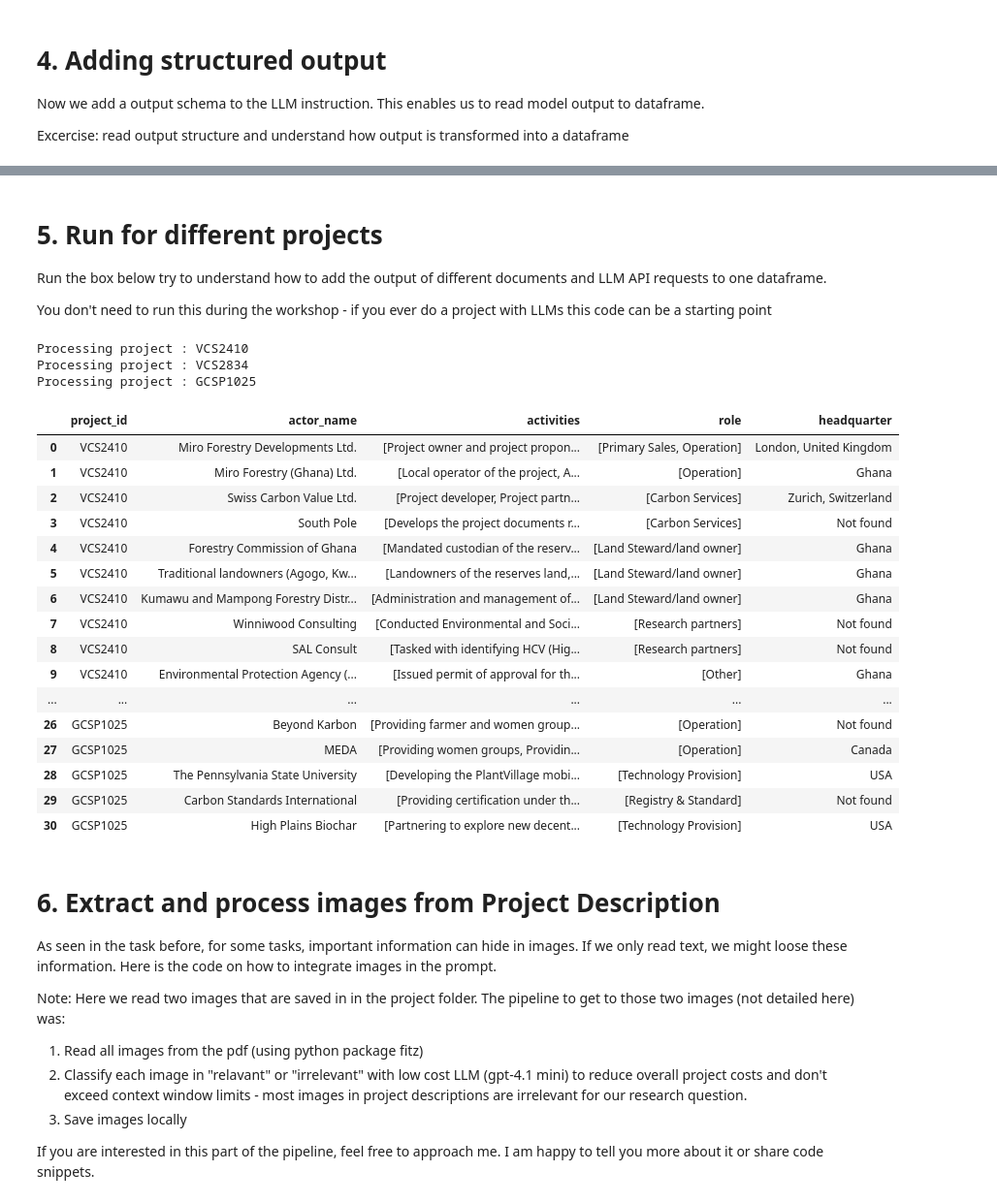
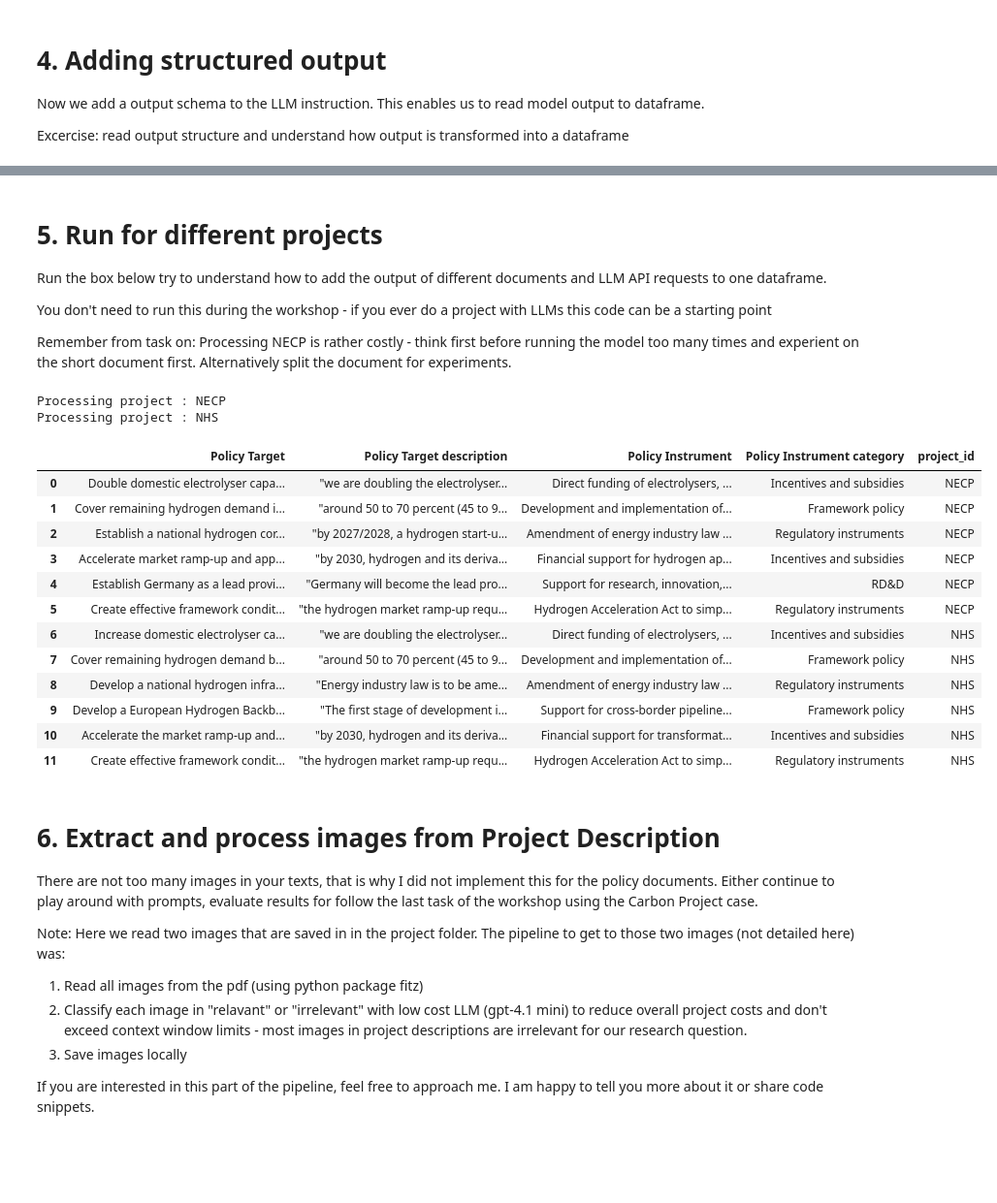
Before and after one commit to n-stolz/LLM_Workshop_May25, a Jupyter notebook: llm_workshop_python.ipynb, the cells around one changed output, grey strips where cells are left out. Shown at 97% size. Cells and saved outputs as stored; diff of their text form; code cells hidden in the pictures; blank space fills up the shorter version.

Commit message:
implemented policy documents

````diff
--- a/llm_workshop_python.ipynb
+++ b/llm_workshop_python.ipynb
@@ -43,12 +41,2 @@ with open("reports/GCSP1025.md", "w", encoding="utf-8") as f:
 # %% [output]
 '\nVCS2410 = pymupdf4llm.to_markdown("reports/VCS2410.pdf")\nVCS2834 = pymupdf4llm.to_markdown("reports/VCS2834.pdf")\nGCSP1025 = pymupdf4llm.to_markdown("reports/GCSP1025.pdf")\n\nVCS2410 = pymupdf4l ...
-# %%
-# Read the pre-loaded files (already converted to markdown so save some time during workshop - ~30sec-1min per pdf)
-with open("reports/VCS2410.md", "r", encoding="utf-8") as f:
-    VCS2410 = f.read()
-
-with open("reports/VCS2834.md", "r", encoding="utf-8") as f:
-    VCS2834 = f.read()
-
-with open("reports/GCSP1025.md", "r", encoding="utf-8") as f:
-    GCSP1025 = f.read()
@@ -60,3 +43,10 @@ project_dict = { 'VCS2410': VCS2410,
+# %%
+NECP = pymupdf4llm.to_markdown("reports/Germany_NECP_2024.pdf")
+NHS = pymupdf4llm.to_markdown("reports/Germany_NHS_2023.pdf")
+# %%
+project_dict = { 'NECP': NECP,
+                 'NHS': NHS
+                }
 # %% [markdown]
 # 1. Estimating API Request Costs of Reading Different Carbon Project Descriptions
 
@@ -637,5 +293,5 @@ Please strictly follow this json output structure - don't add any other informat
 # %%
-full_prompt = user_prompt + category_description + f" The carbon project description starts here: \n {VCS2410[0:100000]}" + output_structure
+full_prompt =  user_prompt + f" {NHS} \n </Policy Document>" + output_structure
 system_prompt = "You are a research assistant. Base all your answers on information carbon project descriptions. Do not add any information that is not in the project description. If you are not sure, write 'Not found'."
 
 messages = [
@@ -660,8 +316,8 @@ output = response.choices[0].message.content
 cleaned_output = output.strip("```json").strip("```").strip()
 data = json.loads(cleaned_output)
 
-df_actors=pd.json_normalize(data['actors'])
+df_policy_targets=pd.json_normalize(data['actors'])
 
 
-df_actors
+df_policy_targets
 # %% [output]
@@ -675,64 +364,61 @@ df_actors
 Run the box below try to understand how to add the output of different documents and LLM API requests to one dataframe.
 
 You don't need to run this during the workshop - if you ever do a project with LLMs this code can be a starting point
+
+Remember from task on: Processing NECP is rather costly - think first before running the model too many times and experient on the short document first. Alternatively split the document for experiments.
 # %%
 # Define the
-df_actors = pd.DataFrame(columns=['project_id', 'actor_name', 'activities', 'role', 'headquarter'])
+df_policy_targets = pd.DataFrame(columns=['Document Type','Policy Target','Policy Target description','Policy Instrument','Policy Instrument category'])
 
 for project in project_dict.keys():
     print('Processing project :', project)
     project_text = project_dict[project]
-    user_prompt = system_prompt + category_description + f" The carbon project description starts here: \n {project_text}" + output_structure
+    user_prompt = user_prompt + f" {project_text} \n </Policy Document>" + output_structure
     messages = [
         {"role": "system", "content": system_prompt},
         {"role": "user", "content": user_prompt}
     ]
 
     MODEL = "gpt-4.1-2025-04-14"  # Choose the model you want to use
     response = client.beta.chat.completions.parse(
         model=MODEL,
         messages=messages,
         temperature=0,
         max_tokens=10000,
     )
 
     output = response.choices[0].message.content
 
     cleaned_output = output.strip("```json").strip("```").strip()
 
     data = json.loads(cleaned_output)
 
     df_output=pd.json_normalize(data['actors'])
-    df_output['project_id'] = project  # Add project ID to the DataFrame
+    df_output['Document Type'] = project  # Add project ID to the DataFrame
 
-    df_actors = pd.concat([df_actors, df_output], ignore_index=True)
+    df_policy_targets = pd.concat([df_policy_targets, df_output], ignore_index=True)
 
-df_actors
+df_policy_targets
 # %% [output]
-Processing project : VCS2410
-Processing project : VCS2834
-Processing project : GCSP1025
+Processing project : NECP
+Processing project : NHS
-|  | project_id | actor_name | activities | role | headquarter |
-| 0 | VCS2410 | Miro Forestry Developments Ltd. | [Project owner and project propon... | [Primary Sales, Operation] | London, United Kingdom |
-| 1 | VCS2410 | Miro Forestry (Ghana) Ltd. | [Local operator of the project, A... | [Operation] | Ghana |
-| 2 | VCS2410 | Swiss Carbon Value Ltd. | [Project developer, Project partn... | [Carbon Services] | Zurich, Switzerland |
-| 3 | VCS2410 | South Pole | [Develops the project documents r... | [Carbon Services] | Not found |
-| 4 | VCS2410 | Forestry Commission of Ghana | [Mandated custodian of the reserv... | [Land Steward/land owner] | Ghana |
-| 5 | VCS2410 | Traditional landowners (Agogo, Kw... | [Landowners of the reserves land,... | [Land Steward/land owner] | Ghana |
-| 6 | VCS2410 | Kumawu and Mampong Forestry Distr... | [Administration and management of... | [Land Steward/land owner] | Ghana |
-| 7 | VCS2410 | Winniwood Consulting | [Conducted Environmental and Soci... | [Research partners] | Not found |
-| 8 | VCS2410 | SAL Consult | [Tasked with identifying HCV (Hig... | [Research partners] | Not found |
-| 9 | VCS2410 | Environmental Protection Agency (... | [Issued permit of approval for th... | [Other] | Ghana |
-| ... | ... | ... | ... | ... | ... |
-| 26 | GCSP1025 | Beyond Karbon | [Providing farmer and women group... | [Operation] | Not found |
-| 27 | GCSP1025 | MEDA | [Providing women groups, Providin... | [Operation] | Canada |
-| 28 | GCSP1025 | The Pennsylvania State University | [Developing the PlantVillage mobi... | [Technology Provision] | USA |
-| 29 | GCSP1025 | Carbon Standards International | [Providing certification under th... | [Registry & Standard] | Not found |
-| 30 | GCSP1025 | High Plains Biochar | [Partnering to explore new decent... | [Technology Provision] | USA |
+|  | Policy Target | Policy Target description | Policy Instrument | Policy Instrument category | project_id |
+| 0 | Double domestic electrolyser capa... | "we are doubling the electrolyser... | Direct funding of electrolysers, ... | Incentives and subsidies | NECP |
+| 1 | Cover remaining hydrogen demand i... | "around 50 to 70 percent (45 to 9... | Development and implementation of... | Framework policy | NECP |
+| 2 | Establish a national hydrogen cor... | "by 2027/2028, a hydrogen start-u... | Amendment of energy industry law ... | Regulatory instruments | NECP |
+| 3 | Accelerate market ramp-up and app... | "by 2030, hydrogen and its deriva... | Financial support for hydrogen ap... | Incentives and subsidies | NECP |
+| 4 | Establish Germany as a lead provi... | "Germany will become the lead pro... | Support for research, innovation,... | RD&D | NECP |
+| 5 | Create effective framework condit... | "the hydrogen market ramp-up requ... | Hydrogen Acceleration Act to simp... | Regulatory instruments | NECP |
+| 6 | Increase domestic electrolyser ca... | "we are doubling the electrolyser... | Direct funding of electrolysers, ... | Incentives and subsidies | NHS |
+| 7 | Cover remaining hydrogen demand b... | "around 50 to 70 percent (45 to 9... | Development and implementation of... | Framework policy | NHS |
+| 8 | Develop a national hydrogen infra... | "Energy industry law is to be ame... | Amendment of energy industry law ... | Regulatory instruments | NHS |
+| 9 | Develop a European Hydrogen Backb... | "The first stage of development i... | Support for cross-border pipeline... | Framework policy | NHS |
+| 10 | Accelerate the market ramp-up and... | "by 2030, hydrogen and its deriva... | Financial support for transformat... | Incentives and subsidies | NHS |
+| 11 | Create effective framework condit... | "the hydrogen market ramp-up requ... | Hydrogen Acceleration Act to simp... | Regulatory instruments | NHS |
 # %% [markdown]
 # 6. Extract and process images from Project Description
 
-As seen in the task before, for some tasks, important information can hide in images. If we only read text, we might loose these information. Here is the code on how to integrate images in the prompt.
+There are not too many images in your texts, that is why I did not implement this for the policy documents. Either continue to play around with prompts, evaluate results for follow the last task of the workshop using the Carbon Project case.
 
 Note: Here we read two images that are saved in in the project folder. The pipeline to get to those two images (not detailed here) was:
 1. Read all images from the pdf (using python package fitz)
````
Also changed, not shown: parts of 16 cells of this notebook, 3 other files.
